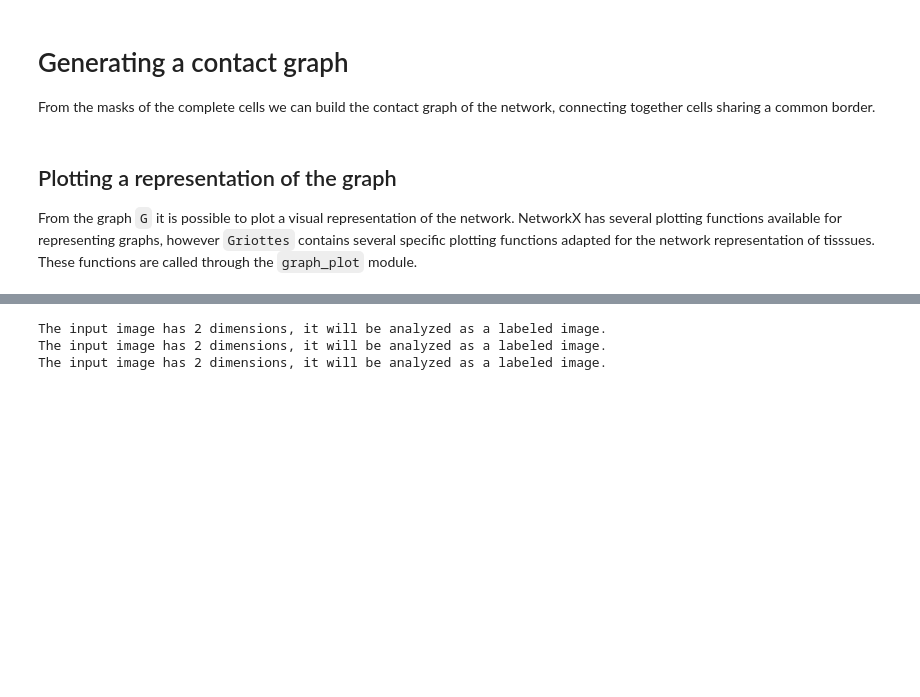
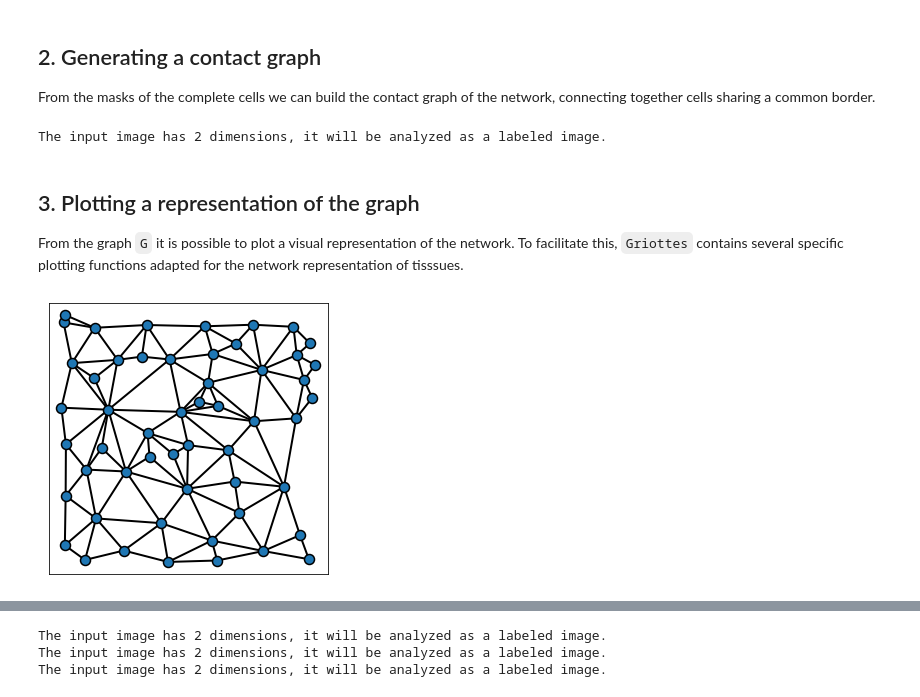
Before and after one commit to BaroudLab/Griottes, a Jupyter notebook: example_notebooks/Figure_2.ipynb, the cells around one changed output, grey strips where cells are left out. Drawn from its saved outputs; the diff is of its cells as text; code cells hidden in the pictures; blank space fills up the shorter version.

```diff
--- a/example_notebooks/Figure_2.ipynb
+++ b/example_notebooks/Figure_2.ipynb
@@ -26,3 +30,5 @@ if not os.path.exists(filename):
     resp.release_conn()
 else:
     print('dataset already exists')
+
+sub_image = tifffile.imread(filename)
@@ -34,8 +37,10 @@ image.shape
 # %% [markdown]
-# Generating a contact graph
+## 2. Generating a contact graph
 
 From the masks of the complete cells we can build the contact graph of the network, connecting together cells sharing a common border.
 # %%
-G_contact = generate_contact_graph(image[..., 4],
+G_contact = generate_contact_graph(sub_image[..., 4],
                                                  analyze_fluo_channels=False,
                                                  radius = 100)
+# %% [output]
+The input image has 2 dimensions, it will be analyzed as a labeled image.
@@ -52,4 +47,14 @@ G_delaunay = generate_delaunay_graph(image[..., 4],
 # %% [markdown]
-## Plotting a representation of the graph
+## 3. Plotting a representation of the graph
 
-From the graph `G` it is possible to plot a visual representation of the network. NetworkX has several plotting functions available for representing graphs, however `Griottes` contains several specific plotting functions adapted for the network representation of tisssues. These functions are called through the `graph_plot` module.
+From the graph `G` it is possible to plot a visual representation of the network. To facilitate this, `Griottes` contains several specific plotting functions adapted for the network representation of tisssues.
+# %%
+plot_2D(G_contact,
+                figsize = (5,5),
+                alpha_line = 1,
+                scatterpoint_size = 10,
+                legend = True,
+                edge_color = 'k',
+                line_factor = 2)
+# %% [output]
+[figure, added]
```
Also changed, not shown: parts of 21 cells of this notebook, 2 other files.
